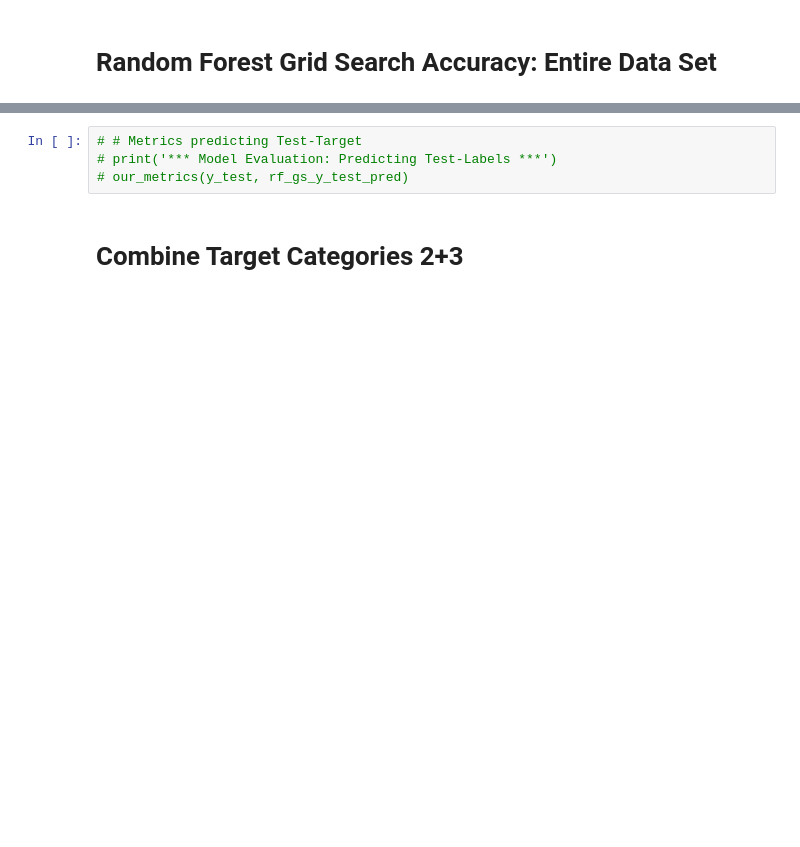
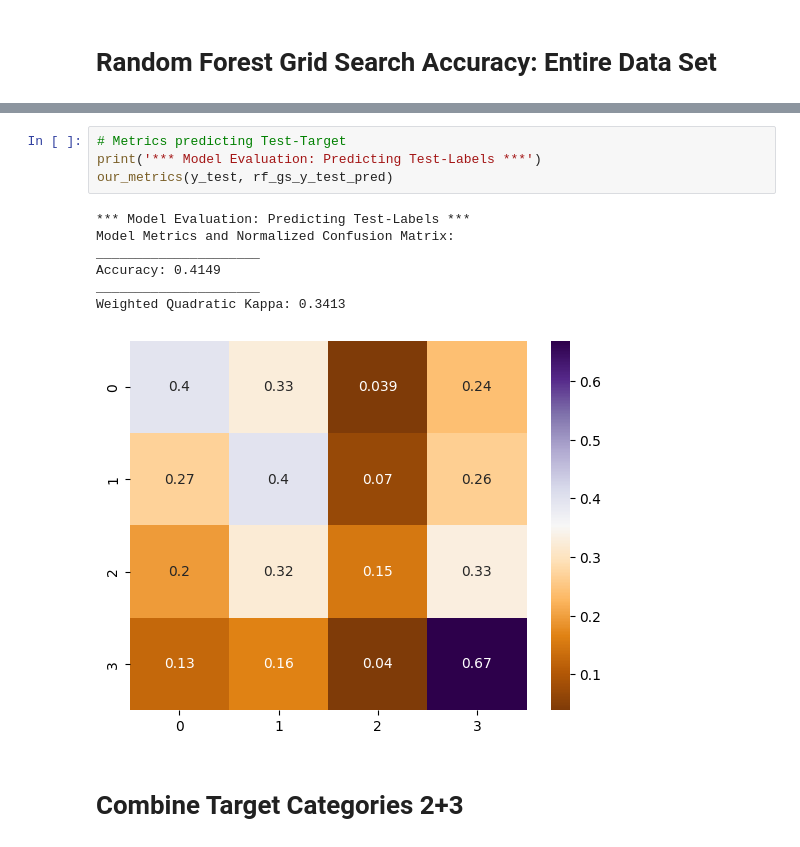
Before and after one commit to LanaCasselmann/ds_capstone_pet_adoptability, a Jupyter notebook: notebooks/forests.ipynb, the cells around one changed output, grey strips where cells are left out. Cells and saved outputs as stored; diff of their text form; blank space fills up the shorter version.

```diff
--- a/notebooks/forests.ipynb
+++ b/notebooks/forests.ipynb
@@ -302,7 +399,15 @@ Index(['type', 'gender', 'sterilized', 'breed_type', 'vaccinated_dewormed',
 # %%
-# # Metrics predicting Test-Target
-# print('*** Model Evaluation: Predicting Test-Labels ***')
-# our_metrics(y_test, rf_gs_y_test_pred)
+# Metrics predicting Test-Target
+print('*** Model Evaluation: Predicting Test-Labels ***')
+our_metrics(y_test, rf_gs_y_test_pred)
+# %% [output]
+*** Model Evaluation: Predicting Test-Labels ***
+Model Metrics and Normalized Confusion Matrix:
+_____________________
+Accuracy: 0.4149
+_____________________
+Weighted Quadratic Kappa: 0.3413
+[figure, added]
 # %% [markdown]
 # Combine Target Categories 2+3
 # %%
```
Also changed, not shown: parts of 23 cells of this notebook, 1 other file.
